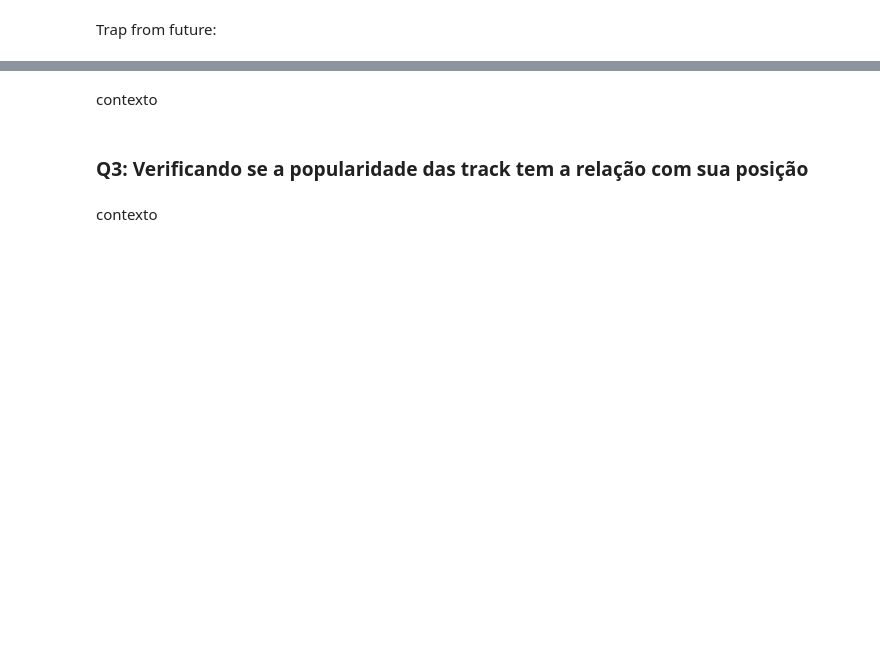
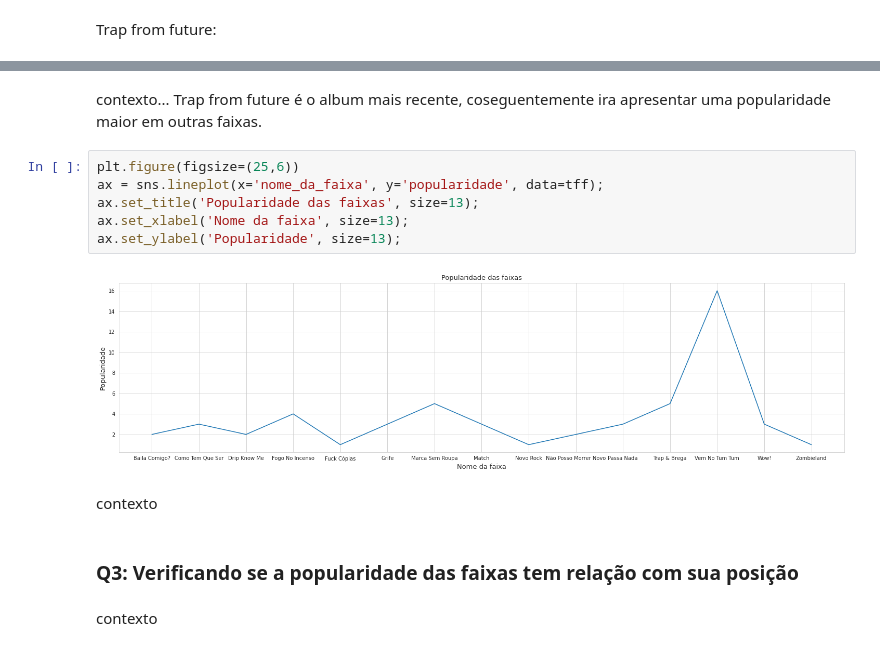
Before and after one commit to luislauriano/Data_Science, a Jupyter notebook: Projeto_construcao.ipynb, the cells around one changed output, grey strips where cells are left out. Saved outputs shown, nothing was run; the diff lists cells and outputs as text; blank space fills up the shorter version.

```diff
--- a/Projeto_construcao.ipynb
+++ b/Projeto_construcao.ipynb
@@ -476,7 +642,17 @@ tff[['posicao_da_faixa', 'nome_da_faixa']]
+# %% [markdown]
+contexto... Trap from future é o album mais recente, coseguentemente ira apresentar uma popularidade maior em outras faixas.
+# %%
+plt.figure(figsize=(25,6))
+ax = sns.lineplot(x='nome_da_faixa', y='popularidade', data=tff);
+ax.set_title('Popularidade das faixas', size=13);
+ax.set_xlabel('Nome da faixa', size=13);
+ax.set_ylabel('Popularidade', size=13);
+# %% [output]
+[figure, added]
 # %% [markdown]
 contexto
 # %% [markdown]
-### **Q3: Verificando se a popularidade das track tem a relação com sua posição**
+### **Q3: Verificando se a popularidade das faixas tem relação com sua posição**
 # %% [markdown]
 contexto
 # %% [markdown]
```
Also changed, not shown: parts of 42 cells of this notebook.
